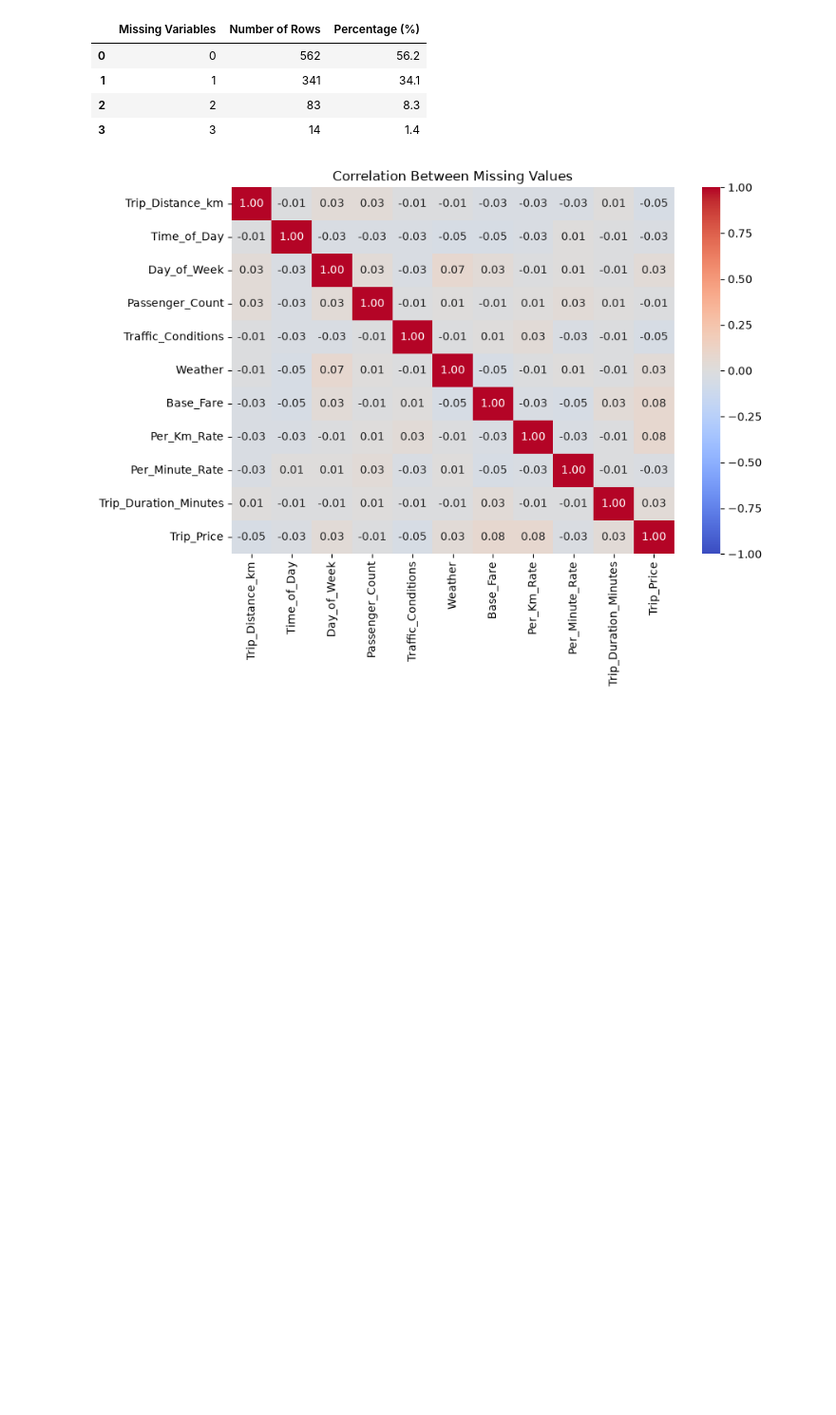
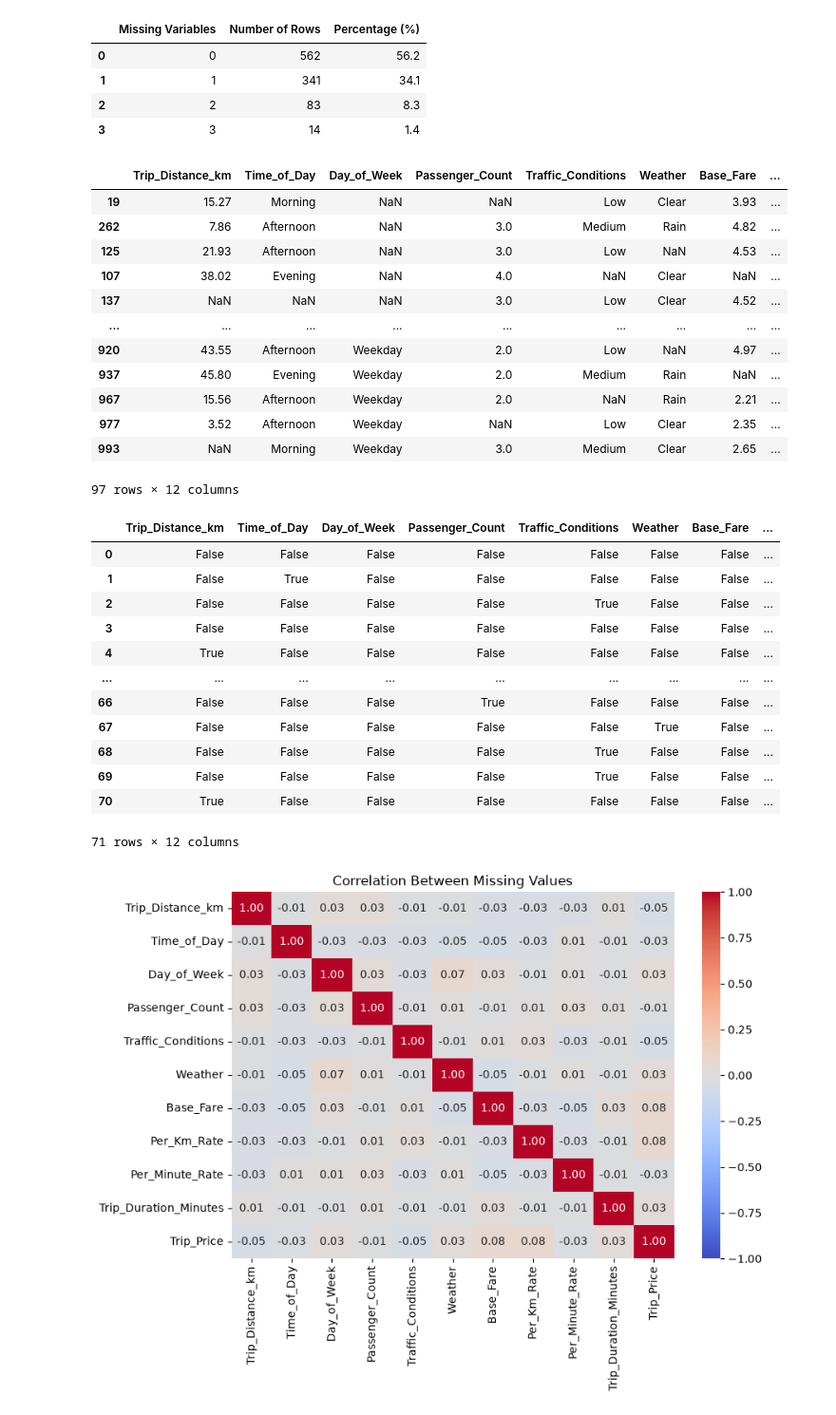
Before and after one commit to kurochan1901/115-1_Data-Analysis-and-Modeling, a Jupyter notebook: HW1/HW1.ipynb, the cells around one changed output. Shown at 95% size. Cells and saved outputs as stored; diff of their text form; code cells hidden in the pictures; blank space fills up the shorter version.

```diff
--- a/HW1/HW1.ipynb
+++ b/HW1/HW1.ipynb
@@ -72,6 +355,52 @@ display(missing_per_row_summary)
 | 1 | 1 | 341 | 34.1 |
 | 2 | 2 | 83 | 8.3 |
 | 3 | 3 | 14 | 1.4 |
+# %%
+#missing value pattern
+df_check = df.copy()
+
+df_check["Missing_Count"] = df_check.isnull().sum(axis=1)
+
+multiple_missing = df_check[
+    df_check["Missing_Count"] >= 2
+].sort_values("Missing_Count", ascending=False)
+
+
+missing_pattern = (
+    df.isnull()
+      .value_counts()
+      .reset_index(name="Count")
+)
+
+display(multiple_missing)
+display(missing_pattern)
+# %% [output]
+|  | Trip_Distance_km | Time_of_Day | Day_of_Week | Passenger_Count | Traffic_Conditions | Weather | Base_Fare | ... |
+| 19 | 15.27 | Morning | NaN | NaN | Low | Clear | 3.93 | ... |
+| 262 | 7.86 | Afternoon | NaN | 3.0 | Medium | Rain | 4.82 | ... |
+| 125 | 21.93 | Afternoon | NaN | 3.0 | Low | NaN | 4.53 | ... |
+| 107 | 38.02 | Evening | NaN | 4.0 | NaN | Clear | NaN | ... |
+| 137 | NaN | NaN | NaN | 3.0 | Low | Clear | 4.52 | ... |
+| ... | ... | ... | ... | ... | ... | ... | ... | ... |
+| 920 | 43.55 | Afternoon | Weekday | 2.0 | Low | NaN | 4.97 | ... |
+| 937 | 45.80 | Evening | Weekday | 2.0 | Medium | Rain | NaN | ... |
+| 967 | 15.56 | Afternoon | Weekday | 2.0 | NaN | Rain | 2.21 | ... |
+| 977 | 3.52 | Afternoon | Weekday | NaN | Low | Clear | 2.35 | ... |
+| 993 | NaN | Morning | Weekday | 3.0 | Medium | Clear | 2.65 | ... |
+97 rows × 12 columns
+|  | Trip_Distance_km | Time_of_Day | Day_of_Week | Passenger_Count | Traffic_Conditions | Weather | Base_Fare | ... |
+| 0 | False | False | False | False | False | False | False | ... |
+| 1 | False | True | False | False | False | False | False | ... |
+| 2 | False | False | False | False | True | False | False | ... |
+| 3 | False | False | False | False | False | False | False | ... |
+| 4 | True | False | False | False | False | False | False | ... |
+| ... | ... | ... | ... | ... | ... | ... | ... | ... |
+| 66 | False | False | False | True | False | False | False | ... |
+| 67 | False | False | False | False | False | True | False | ... |
+| 68 | False | False | False | False | True | False | False | ... |
+| 69 | False | False | False | False | True | False | False | ... |
+| 70 | True | False | False | False | False | False | False | ... |
+71 rows × 12 columns
 # %%
 #missing value correlation
 missing_correlation = df.isnull().corr()
```
Also changed, not shown: parts of 29 cells of this notebook.
